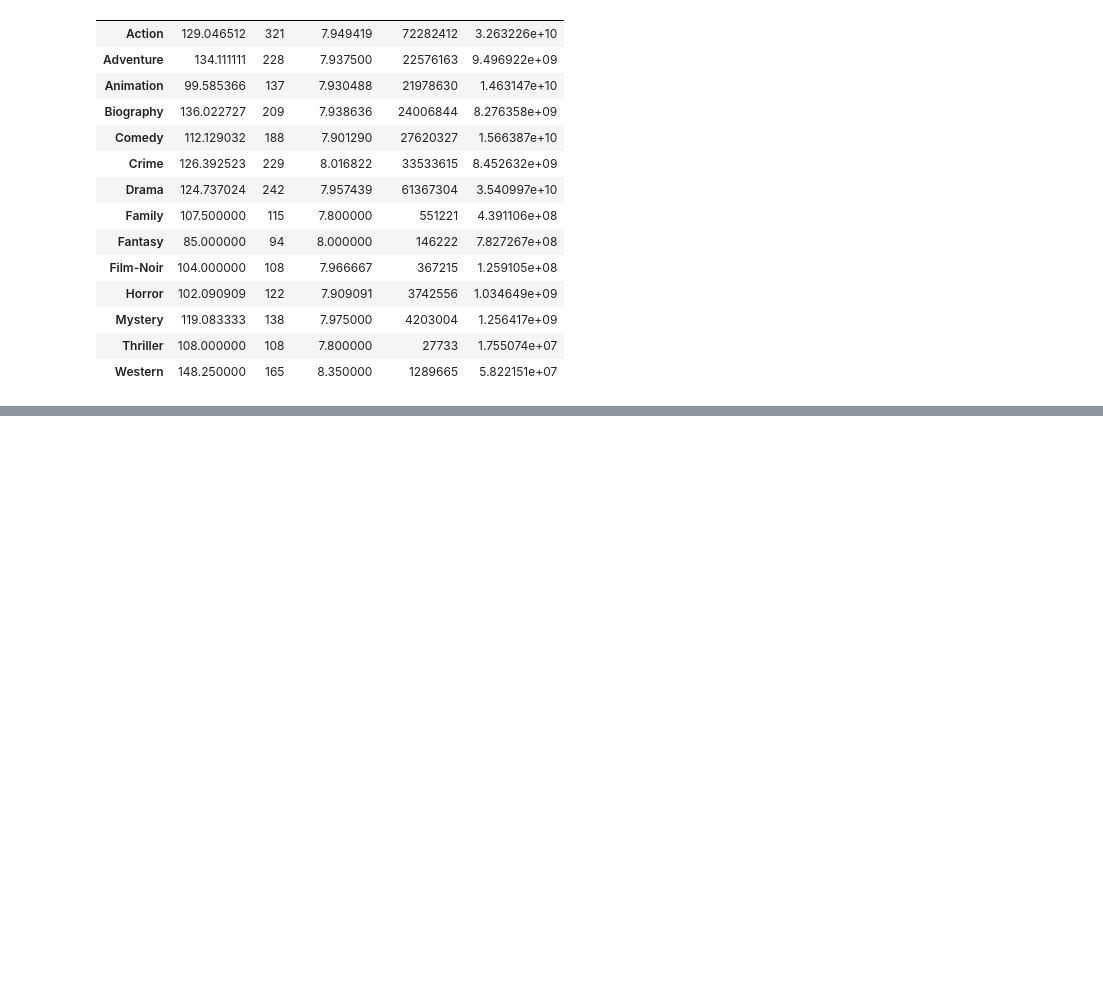
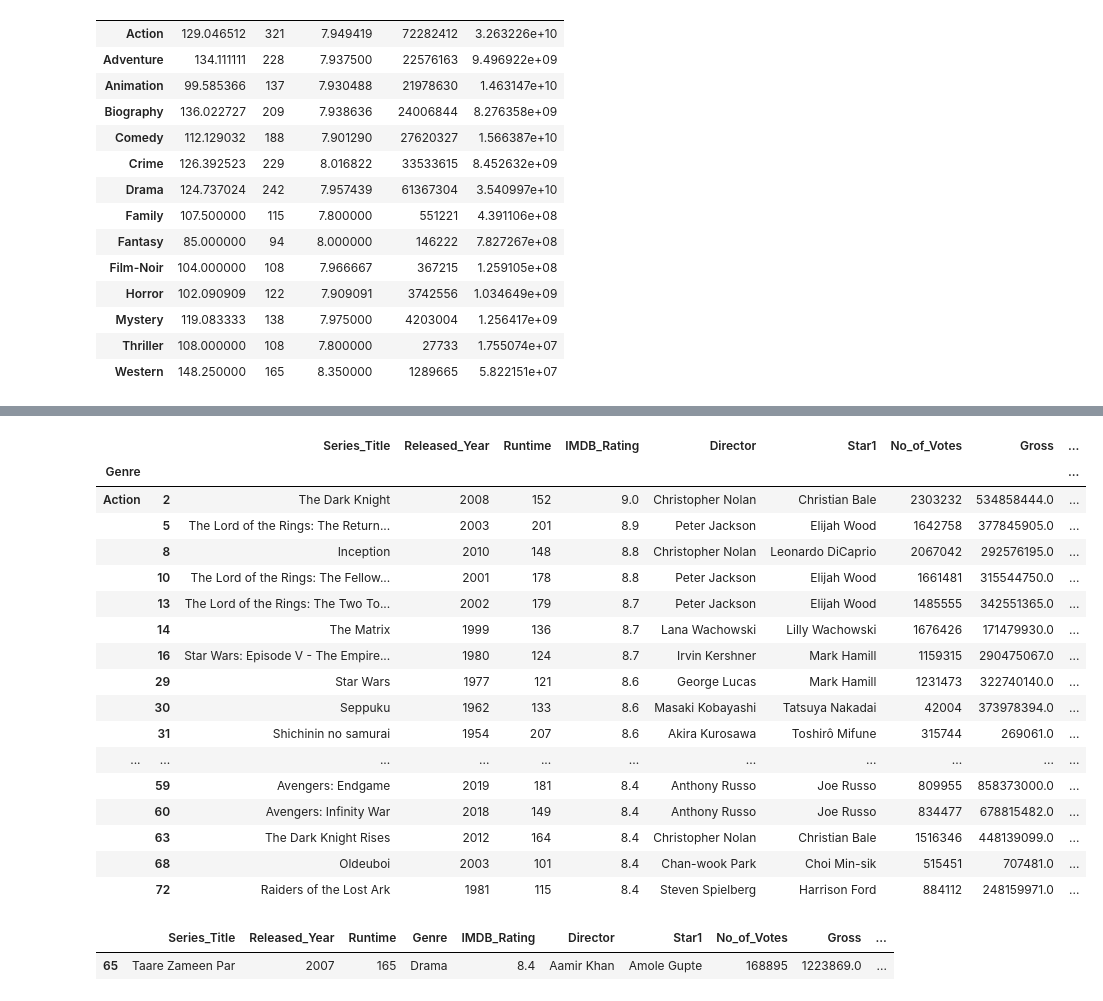
Before and after one commit to mohdayan3060-web/Python-Fundamentals-, a Jupyter notebook: Pandas/pandas_dataframe.ipynb, the cells around one changed output, grey strips where cells are left out. Cells and saved outputs as stored; diff of their text form; code cells hidden in the pictures; blank space fills up the shorter version.

```diff
--- a/Pandas/pandas_dataframe.ipynb
+++ b/Pandas/pandas_dataframe.ipynb
@@ -925,0 +989,40 @@ dtype: str
+# %%
+#finding normalize rank
+def normalize(group):
+    group['norm_rating']=group['IMDB_Rating']-group['IMDB_Rating'].min()/group['IMDB_Rating'].max()-group['IMDB_Rating'].min()
+    return group
+
+
+Genre.apply(normalize).head(20)
+# %% [output]
+|  |  | Series_Title | Released_Year | Runtime | IMDB_Rating | Director | Star1 | No_of_Votes | Gross | ... |
+| Genre |  |  |  |  |  |  |  |  |  | ... |
+| Action | 2 | The Dark Knight | 2008 | 152 | 9.0 | Christopher Nolan | Christian Bale | 2303232 | 534858444.0 | ... |
+|  | 5 | The Lord of the Rings: The Return... | 2003 | 201 | 8.9 | Peter Jackson | Elijah Wood | 1642758 | 377845905.0 | ... |
+|  | 8 | Inception | 2010 | 148 | 8.8 | Christopher Nolan | Leonardo DiCaprio | 2067042 | 292576195.0 | ... |
+|  | 10 | The Lord of the Rings: The Fellow... | 2001 | 178 | 8.8 | Peter Jackson | Elijah Wood | 1661481 | 315544750.0 | ... |
+|  | 13 | The Lord of the Rings: The Two To... | 2002 | 179 | 8.7 | Peter Jackson | Elijah Wood | 1485555 | 342551365.0 | ... |
+|  | 14 | The Matrix | 1999 | 136 | 8.7 | Lana Wachowski | Lilly Wachowski | 1676426 | 171479930.0 | ... |
+|  | 16 | Star Wars: Episode V - The Empire... | 1980 | 124 | 8.7 | Irvin Kershner | Mark Hamill | 1159315 | 290475067.0 | ... |
+|  | 29 | Star Wars | 1977 | 121 | 8.6 | George Lucas | Mark Hamill | 1231473 | 322740140.0 | ... |
+|  | 30 | Seppuku | 1962 | 133 | 8.6 | Masaki Kobayashi | Tatsuya Nakadai | 42004 | 373978394.0 | ... |
+|  | 31 | Shichinin no samurai | 1954 | 207 | 8.6 | Akira Kurosawa | Toshirô Mifune | 315744 | 269061.0 | ... |
+| ... | ... | ... | ... | ... | ... | ... | ... | ... | ... | ... |
+|  | 59 | Avengers: Endgame | 2019 | 181 | 8.4 | Anthony Russo | Joe Russo | 809955 | 858373000.0 | ... |
+|  | 60 | Avengers: Infinity War | 2018 | 149 | 8.4 | Anthony Russo | Joe Russo | 834477 | 678815482.0 | ... |
+|  | 63 | The Dark Knight Rises | 2012 | 164 | 8.4 | Christopher Nolan | Christian Bale | 1516346 | 448139099.0 | ... |
+|  | 68 | Oldeuboi | 2003 | 101 | 8.4 | Chan-wook Park | Choi Min-sik | 515451 | 707481.0 | ... |
+|  | 72 | Raiders of the Lost Ark | 1981 | 115 | 8.4 | Steven Spielberg | Harrison Ford | 884112 | 248159971.0 | ... |
+# %%
+# groupby on multiple colns
+imdb['Director']=imdb['Director'].str.strip()
+imdb['Star1']=imdb['Star1'].str.strip()
+duo=imdb.groupby(['Director','Star1'])
+duo
+# size
+duo.size()
+# get_group
+duo.get_group(('Aamir Khan','Amole Gupte'))
+# %% [output]
+|  | Series_Title | Released_Year | Runtime | Genre | IMDB_Rating | Director | Star1 | No_of_Votes | Gross | ... |
+| 65 | Taare Zameen Par | 2007 | 165 | Drama | 8.4 | Aamir Khan | Amole Gupte | 168895 | 1223869.0 | ... |
```
Also changed, not shown: parts of 57 cells of this notebook, 4 other files.
